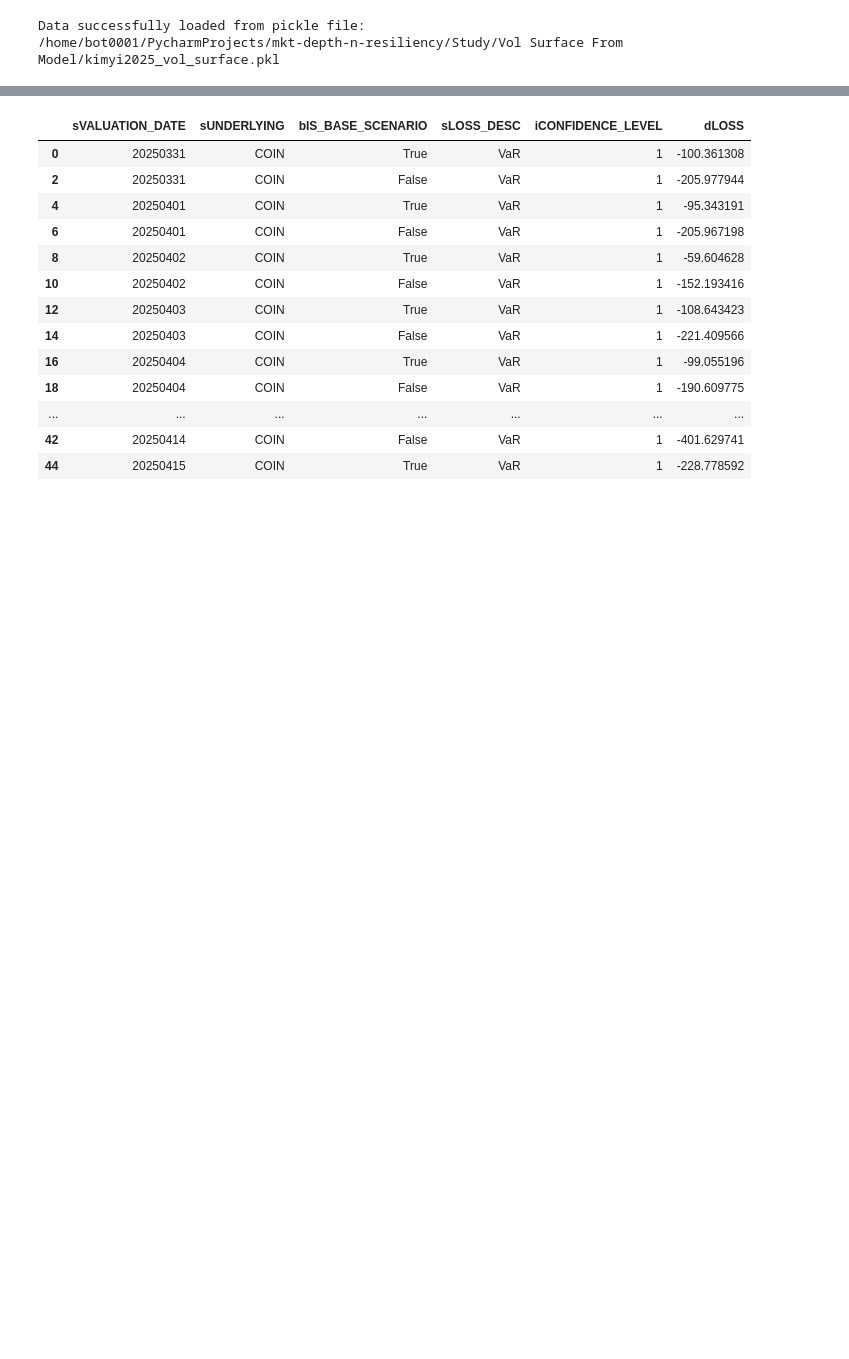
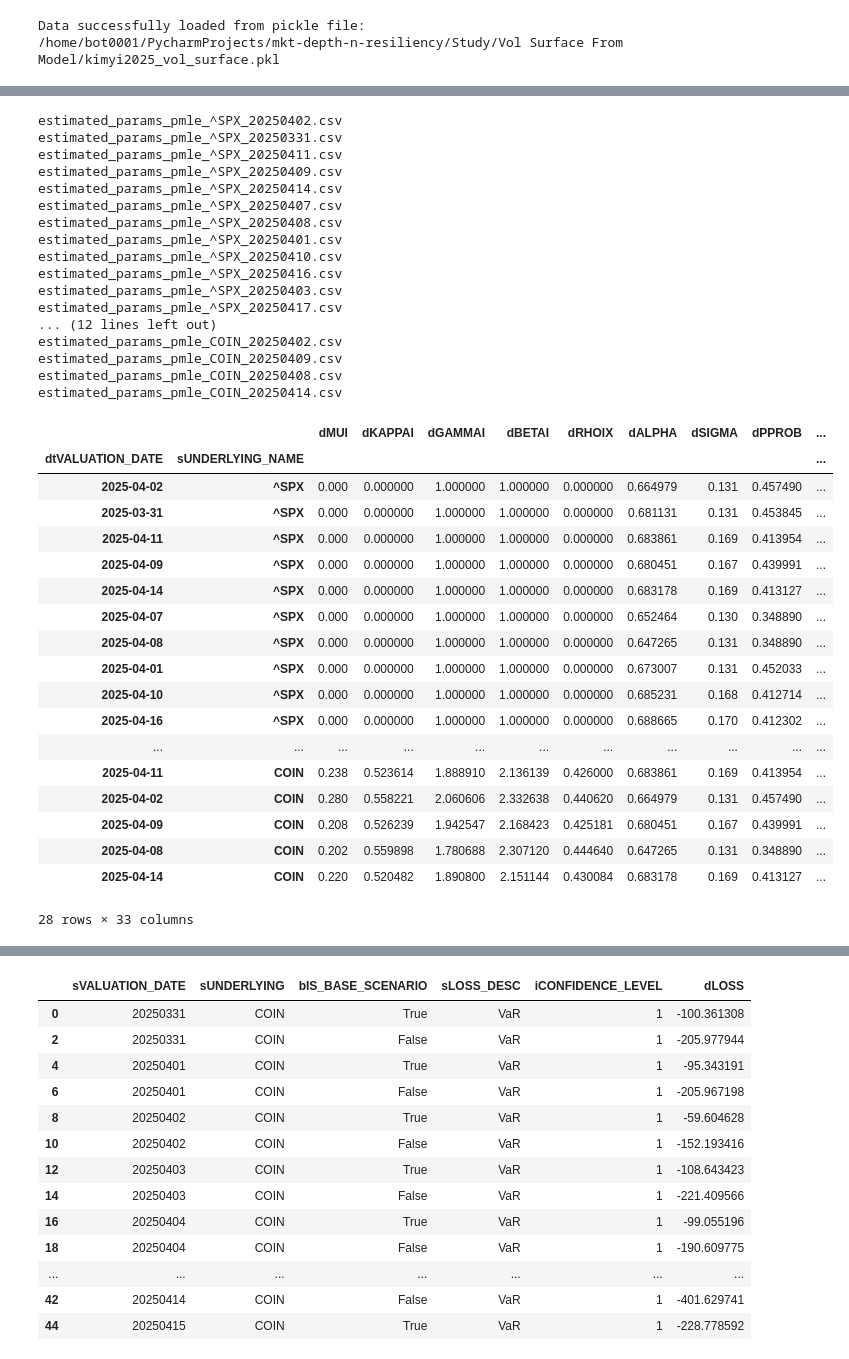
Before and after one commit to AnonymousJY/mkt-depth-n-resiliency, a Jupyter notebook: Study/Collar Asian/report_collar_asian2.ipynb, the cells around one changed output, grey strips where cells are left out. Cells and saved outputs as stored; diff of their text form; code cells hidden in the pictures; blank space fills up the shorter version.

```diff
--- a/Study/Collar Asian/report_collar_asian2.ipynb
+++ b/Study/Collar Asian/report_collar_asian2.ipynb
@@ -170,5 +152,5 @@ prices_df.loc[prices_df.index <= pd.to_datetime(valuation_date_str)].pct_change(
 # %%
-def kimyi2025_pmle_helper(risk_horizon: int, base_days: int = 252) -> str:
+def kimyi2025_pmle_helper(risk_horizon, base_days: int = 252) -> str:
 
     Delta_t = np.array(risk_horizon / base_days)
     days_to_look_back = base_days
@@ -181,7 +163,7 @@ def kimyi2025_pmle_helper(risk_horizon: int, base_days: int = 252) -> str:
     PATH = os.path.join(os.path.abspath(os.path.join(os.getcwd(), os.pardir)), rf'Estimated Parameters PMLE/{underlying_name}')
     print(PATH)
     for valuation_date in valuation_date_array:
-        filename= f'estimated_params_pmle_{underlying_name}_{risk_horizon}d_{valuation_date.strftime("%Y%m%d")}.csv'
+        filename= f'estimated_params_pmle_{underlying_name}_{valuation_date.strftime("%Y%m%d")}.csv'
         print(filename)
         if filename in os.listdir(PATH):
             pmle_params_sys_df.append(pd.read_csv(os.path.join(PATH, filename)))
@@ -196,7 +178,7 @@ def kimyi2025_pmle_helper(risk_horizon: int, base_days: int = 252) -> str:
                 delta_t=Delta_t
             )
             pmle_params_sys_df.append(tmp_df)
-            tmp_df.to_csv(os.path.join(PATH, f'estimated_params_pmle_{underlying_name}_{risk_horizon}d_{valuation_date.strftime("%Y%m%d")}.csv'), index=False)
+            tmp_df.to_csv(os.path.join(PATH, f'estimated_params_pmle_{underlying_name}_{valuation_date.strftime("%Y%m%d")}.csv'), index=False)
 
     pmle_params_sys_df = pd.concat(pmle_params_sys_df)
     pmle_params_sys_df.dtVALUATION_DATE = pd.to_datetime(pmle_params_sys_df.dtVALUATION_DATE)
@@ -206,7 +188,7 @@ def kimyi2025_pmle_helper(risk_horizon: int, base_days: int = 252) -> str:
         PATH = os.path.join(os.path.abspath(os.path.join(os.getcwd(), os.pardir)), rf'Estimated Parameters PMLE/{underlying_name}')
         print(PATH)
         for valuation_date in valuation_date_array:
-            filename= f'estimated_params_pmle_{underlying_name}_{risk_horizon}d_{valuation_date.strftime("%Y%m%d")}.csv'
+            filename= f'estimated_params_pmle_{underlying_name}_{valuation_date.strftime("%Y%m%d")}.csv'
             print(filename)
             if filename in os.listdir(PATH):
                 pmle_params_idi_df.append(pd.read_csv(os.path.join(PATH, filename)))
@@ -222,9 +204,22 @@ def kimyi2025_pmle_helper(risk_horizon: int, base_days: int = 252) -> str:
                     delta_t=Delta_t
                 )
                 pmle_params_idi_df.append(tmp_df)
-                tmp_df.to_csv(os.path.join(PATH, f'estimated_params_pmle_{underlying_name}_{risk_horizon}d_{valuation_date.strftime("%Y%m%d")}.csv'), index=False)
+                tmp_df.to_csv(os.path.join(PATH, f'estimated_params_pmle_{underlying_name}_{valuation_date.strftime("%Y%m%d")}.csv'), index=False)
     # pmle_params_idi_df = pd.concat(pmle_params_idi_df)
     # pmle_params_idi_df.dtVALUATION_DATE = pd.to_datetime(pmle_params_idi_df.dtVALUATION_DATE)
     # pmle_params_df = pd.concat([pmle_params_sys_df, pmle_params_idi_df]).set_index(['dtVALUATION_DATE', 'sUNDERLYING_NAME'])
     return f"Completed successfully P-MLE exercise given {risk_horizon}-days risk horizon."
+
+def get_pmle_estimated_params() -> pd.DataFrame:
+    df = []
+    for underlying_name in SET_OF_TICKERS:
+        PATH = os.path.join(os.path.abspath(os.path.join(os.getcwd(), os.pardir)), rf'Estimated Parameters PMLE/{underlying_name}')
+        for file_name in os.listdir(PATH):
+            print(file_name)
+            file_name = os.path.join(PATH, file_name)
+            tmp_df = pd.read_csv(file_name)
+            df.append(tmp_df)
+    df = pd.concat(df)
+    df.dtVALUATION_DATE = pd.to_datetime(df.dtVALUATION_DATE)
+    return df.set_index(['dtVALUATION_DATE', 'sUNDERLYING_NAME'])
 # %%
@@ -262 +257,41 @@ estimated_params_pmle_^SPX_20d_20250401.csv
+# %%
+pmle_params_df = get_pmle_estimated_params()
+pmle_params_df
+# %% [output]
+estimated_params_pmle_^SPX_20250402.csv
+estimated_params_pmle_^SPX_20250331.csv
+estimated_params_pmle_^SPX_20250411.csv
+estimated_params_pmle_^SPX_20250409.csv
+estimated_params_pmle_^SPX_20250414.csv
+estimated_params_pmle_^SPX_20250407.csv
+estimated_params_pmle_^SPX_20250408.csv
+estimated_params_pmle_^SPX_20250401.csv
+estimated_params_pmle_^SPX_20250410.csv
+estimated_params_pmle_^SPX_20250416.csv
+estimated_params_pmle_^SPX_20250403.csv
+estimated_params_pmle_^SPX_20250417.csv
+... (12 lines left out)
+estimated_params_pmle_COIN_20250402.csv
+estimated_params_pmle_COIN_20250409.csv
+estimated_params_pmle_COIN_20250408.csv
+estimated_params_pmle_COIN_20250414.csv
+|  |  | dMUI | dKAPPAI | dGAMMAI | dBETAI | dRHOIX | dALPHA | dSIGMA | dPPROB | ... |
+| dtVALUATION_DATE | sUNDERLYING_NAME |  |  |  |  |  |  |  |  | ... |
+| 2025-04-02 | ^SPX | 0.000 | 0.000000 | 1.000000 | 1.000000 | 0.000000 | 0.664979 | 0.131 | 0.457490 | ... |
+| 2025-03-31 | ^SPX | 0.000 | 0.000000 | 1.000000 | 1.000000 | 0.000000 | 0.681131 | 0.131 | 0.453845 | ... |
+| 2025-04-11 | ^SPX | 0.000 | 0.000000 | 1.000000 | 1.000000 | 0.000000 | 0.683861 | 0.169 | 0.413954 | ... |
+| 2025-04-09 | ^SPX | 0.000 | 0.000000 | 1.000000 | 1.000000 | 0.000000 | 0.680451 | 0.167 | 0.439991 | ... |
+| 2025-04-14 | ^SPX | 0.000 | 0.000000 | 1.000000 | 1.000000 | 0.000000 | 0.683178 | 0.169 | 0.413127 | ... |
+| 2025-04-07 | ^SPX | 0.000 | 0.000000 | 1.000000 | 1.000000 | 0.000000 | 0.652464 | 0.130 | 0.348890 | ... |
+| 2025-04-08 | ^SPX | 0.000 | 0.000000 | 1.000000 | 1.000000 | 0.000000 | 0.647265 | 0.131 | 0.348890 | ... |
+| 2025-04-01 | ^SPX | 0.000 | 0.000000 | 1.000000 | 1.000000 | 0.000000 | 0.673007 | 0.131 | 0.452033 | ... |
+| 2025-04-10 | ^SPX | 0.000 | 0.000000 | 1.000000 | 1.000000 | 0.000000 | 0.685231 | 0.168 | 0.412714 | ... |
+| 2025-04-16 | ^SPX | 0.000 | 0.000000 | 1.000000 | 1.000000 | 0.000000 | 0.688665 | 0.170 | 0.412302 | ... |
+| ... | ... | ... | ... | ... | ... | ... | ... | ... | ... | ... |
+| 2025-04-11 | COIN | 0.238 | 0.523614 | 1.888910 | 2.136139 | 0.426000 | 0.683861 | 0.169 | 0.413954 | ... |
+| 2025-04-02 | COIN | 0.280 | 0.558221 | 2.060606 | 2.332638 | 0.440620 | 0.664979 | 0.131 | 0.457490 | ... |
+| 2025-04-09 | COIN | 0.208 | 0.526239 | 1.942547 | 2.168423 | 0.425181 | 0.680451 | 0.167 | 0.439991 | ... |
+| 2025-04-08 | COIN | 0.202 | 0.559898 | 1.780688 | 2.307120 | 0.444640 | 0.647265 | 0.131 | 0.348890 | ... |
+| 2025-04-14 | COIN | 0.220 | 0.520482 | 1.890800 | 2.151144 | 0.430084 | 0.683178 | 0.169 | 0.413127 | ... |
+28 rows × 33 columns
 # %%
```
Also changed, not shown: parts of 9 cells of this notebook.
